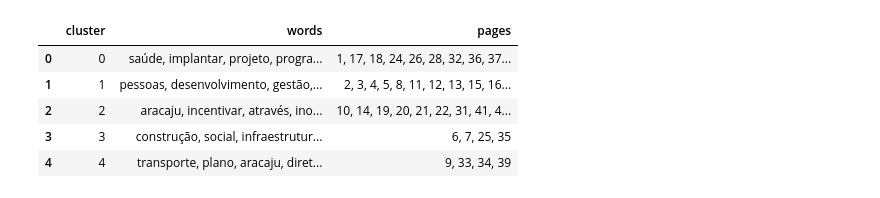
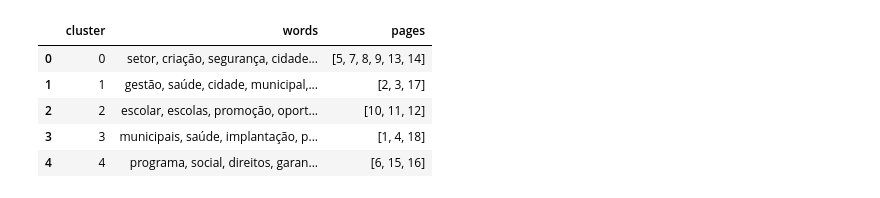
Before and after one commit to adolfoguimaraes/analise-planos-de-governos, a Jupyter notebook: test-vectorize-tf-idf.ipynb, the cells around one changed output. Saved outputs shown, nothing was run; the diff lists cells and outputs as text; code cells hidden in the pictures.

```diff
--- a/test-vectorize-tf-idf.ipynb
+++ b/test-vectorize-tf-idf.ipynb
@@ -41,14 +41,22 @@ from sklearn.feature_extraction.text import TfidfVectorizer
 import json
 import re
 
-#file_json_contents = file_get_contents("./files_parseds/ALEXIS PEDRÃO_260001087378.json")
-#file_json_contents = file_get_contents("./files_parseds/MÁRCIO MACEDO_260000958767.json")
-#file_json_contents = file_get_contents("./files_parseds/ALMEIDA LIMA_260000935642.json")
+file_analyse_name = "ALEXIS PEDRÃO_260001087378"
+#file_analyse_name = "MÁRCIO MACEDO_260000958767"
+#file_analyse_name = "ALMEIDA LIMA_260000935642"
+#file_analyse_name = "DELEGADO PAULO MARCIO_260001037485"
+#file_analyse_name = "GEORLIZE_260000835177"
+#file_analyse_name = "GILVANI SANTOS_260000935814"
+#file_analyse_name = "JURACI NUNES_260000743434"
+file_analyse_name = "LÚCIO FLÁVIO_260000857748"
+#file_analyse_name = "RODRIGO VALADARES_260001065879"
 
 ## Tf-idf com 0
-file_json_contents = file_get_contents("./files_parseds/EDVALDO_260000983413.json")
-#file_json_contents = file_get_contents("./files_parseds/DELEGADA DANIELLE_260000637328.json")
+#file_analyse_name = "EDVALDO_260000983413"
+#file_analyse_name = "DELEGADA DANIELLE_260000637328"
 
+#file_analyse_name = "EDVALDO_260000983413"
+file_json_contents = file_get_contents("./files_parseds/" + file_analyse_name + ".json")
 json_data = json.loads(file_json_contents)
 content_pages = [re.sub(r'[0-9]', '', content["text"]) for content in json_data["content"]]
 # %%
@@ -298,18 +303,18 @@ array(['acesso', 'ampliar', 'aracaju', 'assistência', 'através',
 # %%
 centroids = []
 # 5 foi o número de clusters que usamos para treinar o modelo do K-Means
 for i in range(5):
   list_id = order_centroids[i]
   list_terms = [terms[id] for id in list_id[:10]]
   pages = [str(page) for page in pages_in_clusters[i]]
-  centroids.append({'cluster': i, 'words': ', '.join(list_terms), 'pages': ', '.join(pages)})
+  centroids.append({'cluster': i, 'words': ', '.join(list_terms), 'pages': pages})
 
 df_centroids = pd.DataFrame(centroids)
 df_centroids
 # %% [output]
 |  | cluster | words | pages |
-| 0 | 0 | saúde, implantar, projeto, progra... | 1, 17, 18, 24, 26, 28, 32, 36, 37... |
-| 1 | 1 | pessoas, desenvolvimento, gestão,... | 2, 3, 4, 5, 8, 11, 12, 13, 15, 16... |
-| 2 | 2 | aracaju, incentivar, através, ino... | 10, 14, 19, 20, 21, 22, 31, 41, 4... |
-| 3 | 3 | construção, social, infraestrutur... | 6, 7, 25, 35 |
-| 4 | 4 | transporte, plano, aracaju, diret... | 9, 33, 34, 39 |
+| 0 | 0 | setor, criação, segurança, cidade... | [5, 7, 8, 9, 13, 14] |
+| 1 | 1 | gestão, saúde, cidade, municipal,... | [2, 3, 17] |
+| 2 | 2 | escolar, escolas, promoção, oport... | [10, 11, 12] |
+| 3 | 3 | municipais, saúde, implantação, p... | [1, 4, 18] |
+| 4 | 4 | programa, social, direitos, garan... | [6, 15, 16] |
```
Also changed, not shown: parts of 20 cells of this notebook, 10 other files.
